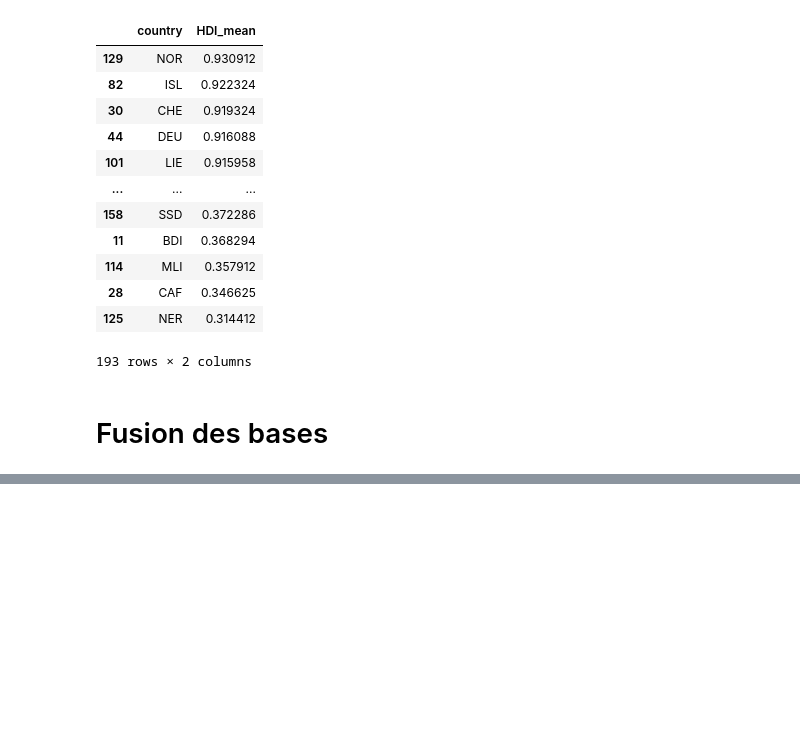
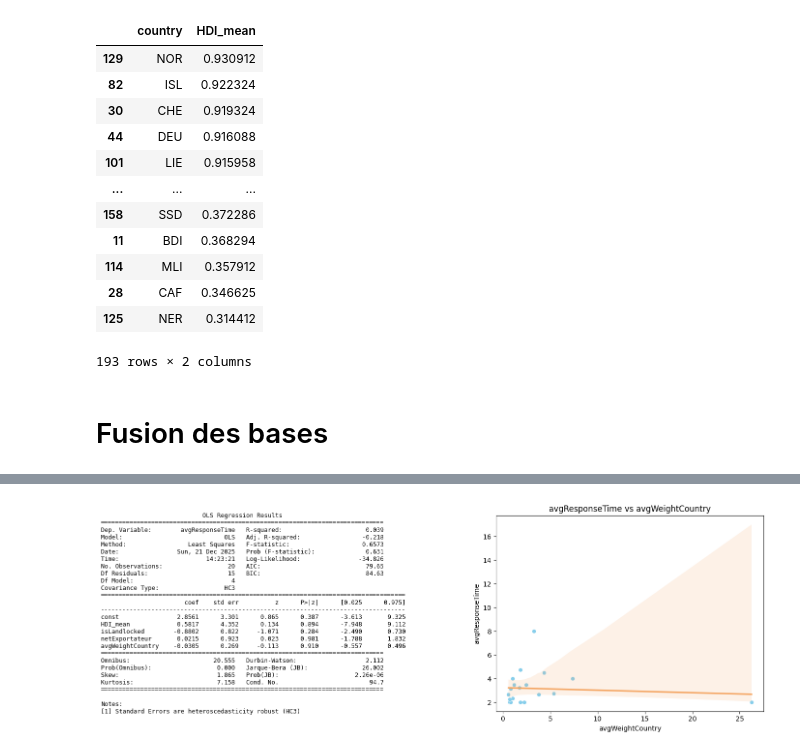
Before and after one commit to nile2304/Data-Science-Project-ENSAE, a Jupyter notebook: main.ipynb, the cells around one changed output, grey strips where cells are left out. Drawn from its saved outputs; the diff is of its cells as text; code cells hidden in the pictures; blank space fills up the shorter version.

```diff
--- a/main.ipynb
+++ b/main.ipynb
@@ -762,0 +810,14 @@ dv.visualize_HDI_clusters(aggregated_HDI)
+# %%
+highPowerCountries = clusters_EconomicPower[(clusters_EconomicPower["Power"] == 2) | (clusters_EconomicPower["Power"] == 3) | (clusters_EconomicPower["Power"] == 1)]["country"].tolist()
+highPowerCountries
+
+dummy = merged_data[merged_data["avgWeightCountry"] > 1]["country"].tolist()
+# %%
+lowPowerCountries = clusters_EconomicPower[(clusters_EconomicPower["Power"] == 0)].sort_values(by="avgWeightCountry",ascending=False)["country"].tolist()
+# %%
+dataHighPower = merged_data[merged_data["country"].isin(highPowerCountries+lowPowerCountries[:10])]
+dataLowPower = merged_data[merged_data["country"].isin(lowPowerCountries[10:])]
+# %%
+rg.perform_regression(dataHighPower, ['HDI_mean', 'isLandlocked', 'netExportateur', 'avgWeightCountry'],'avgResponseTime', method='HC3')
+# %% [output]
+[figure, added]
```
Also changed, not shown: parts of 22 cells of this notebook, 2 other files.
